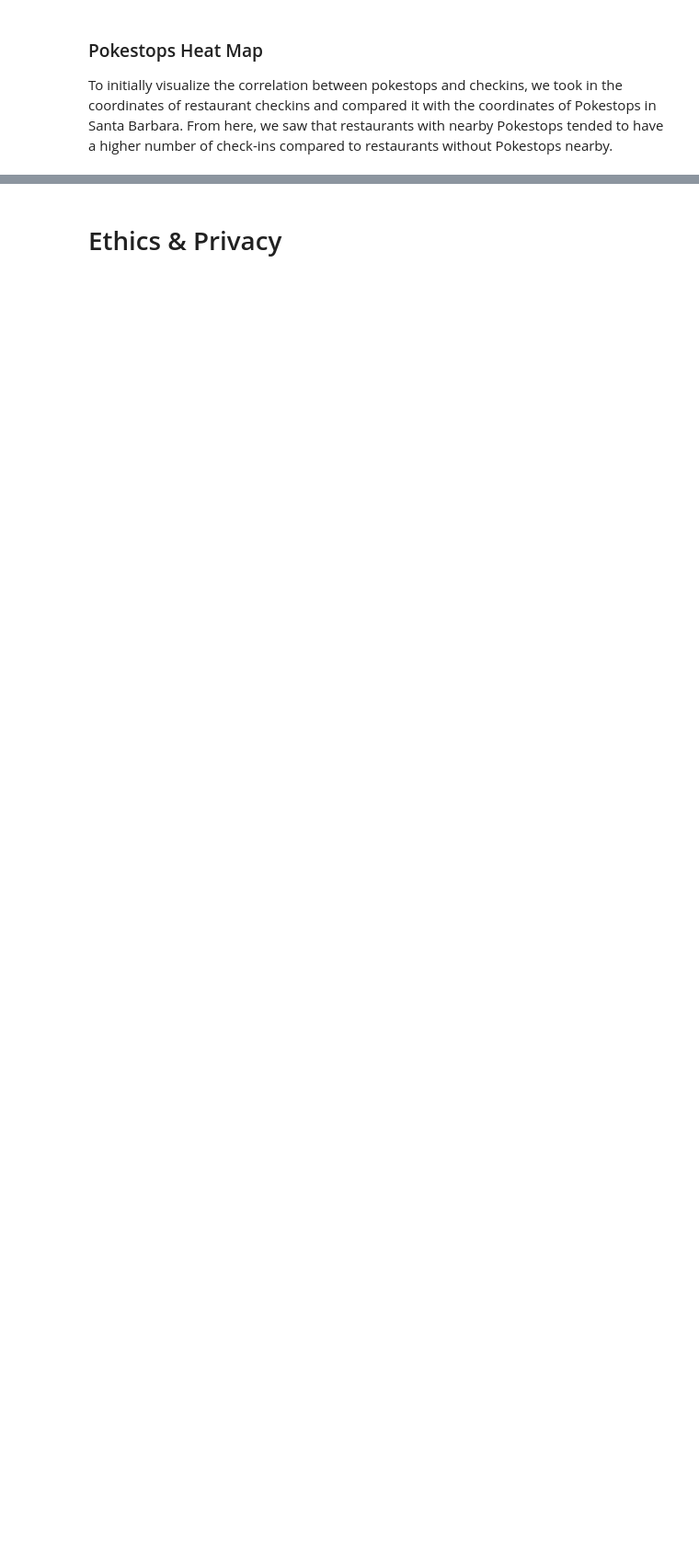
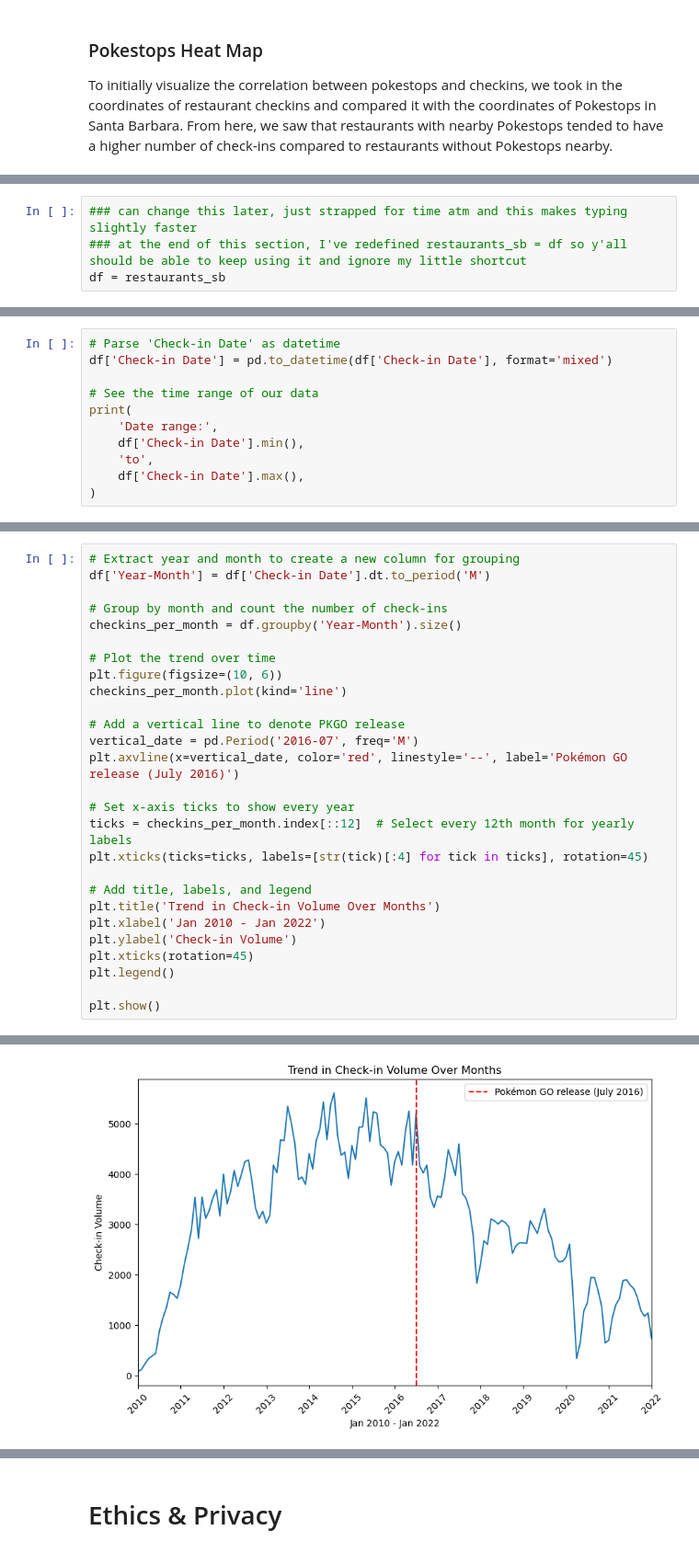
Before and after one commit to skvillamin/pokestops-analysis, a Jupyter notebook: FinalProject_Group128-FA24.ipynb, the cells around one changed output, grey strips where cells are left out. Shown at 92% size. Cells and saved outputs as stored; diff of their text form; blank space fills up the shorter version.

```diff
--- a/FinalProject_Group128-FA24.ipynb
+++ b/FinalProject_Group128-FA24.ipynb
@@ -224,0 +311,4 @@ Some more words and stuff.  Remember notebooks work best if you interleave the c
+# %%
+### can change this later, just strapped for time atm and this makes typing slightly faster
+### at the end of this section, I've redefined restaurants_sb = df so y'all should be able to keep using it and ignore my little shortcut
+df = restaurants_sb
@@ -224,0 +317,11 @@ Some more words and stuff.  Remember notebooks work best if you interleave the c
+# %%
+# Parse 'Check-in Date' as datetime
+df['Check-in Date'] = pd.to_datetime(df['Check-in Date'], format='mixed')
+
+# See the time range of our data
+print(
+    'Date range:',
+    df['Check-in Date'].min(),
+    'to',
+    df['Check-in Date'].max(),
+)
@@ -224,0 +337,28 @@ Some more words and stuff.  Remember notebooks work best if you interleave the c
+# %%
+# Extract year and month to create a new column for grouping
+df['Year-Month'] = df['Check-in Date'].dt.to_period('M')
+
+# Group by month and count the number of check-ins
+checkins_per_month = df.groupby('Year-Month').size()
+
+# Plot the trend over time
+plt.figure(figsize=(10, 6))
+checkins_per_month.plot(kind='line')
+
+# Add a vertical line to denote PKGO release
+vertical_date = pd.Period('2016-07', freq='M')
+plt.axvline(x=vertical_date, color='red', linestyle='--', label='Pokémon GO release (July 2016)')
+
+# Set x-axis ticks to show every year
+ticks = checkins_per_month.index[::12]  # Select every 12th month for yearly labels
+plt.xticks(ticks=ticks, labels=[str(tick)[:4] for tick in ticks], rotation=45)
+
+# Add title, labels, and legend
+plt.title('Trend in Check-in Volume Over Months')
+plt.xlabel('Jan 2010 - Jan 2022')
+plt.ylabel('Check-in Volume')
+plt.xticks(rotation=45)
+plt.legend()
+
+plt.show()
+# %% [output]
@@ -224,0 +370 @@ Some more words and stuff.  Remember notebooks work best if you interleave the c
+[figure, added]
```
Also changed, not shown: parts of 37 cells of this notebook.
